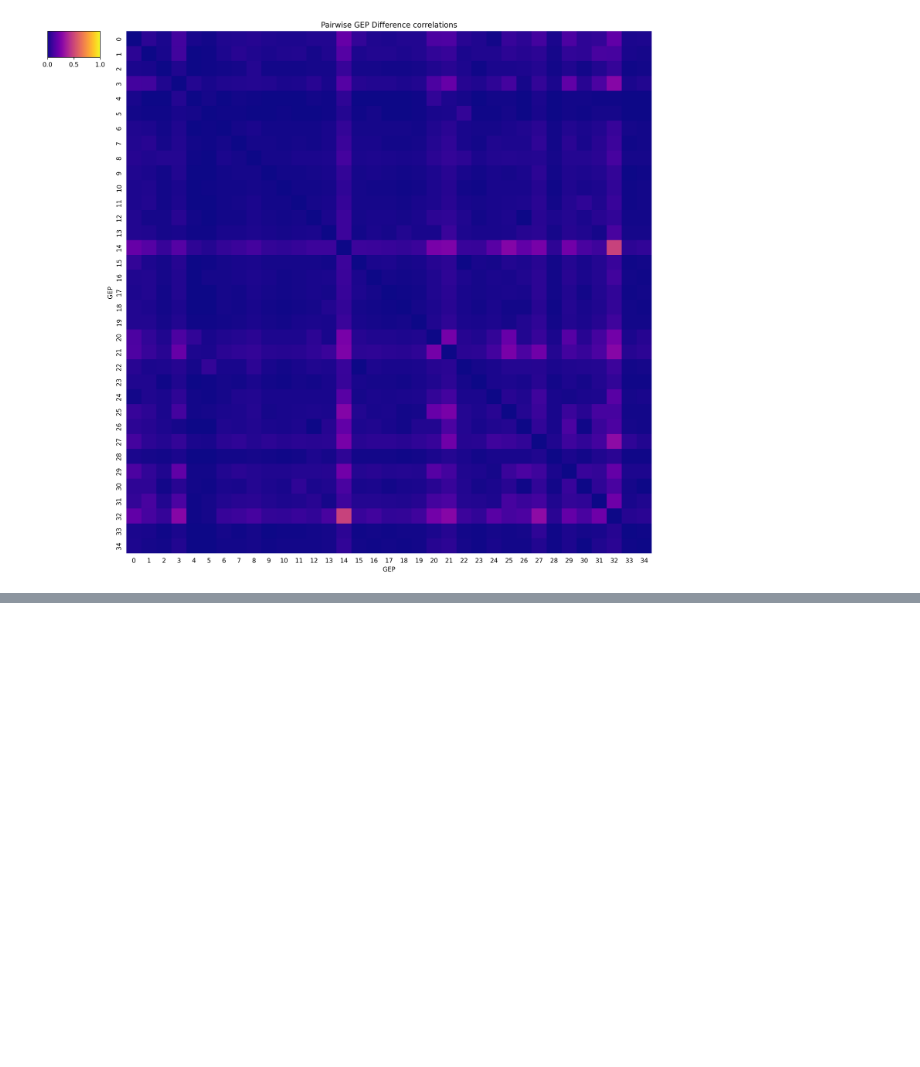
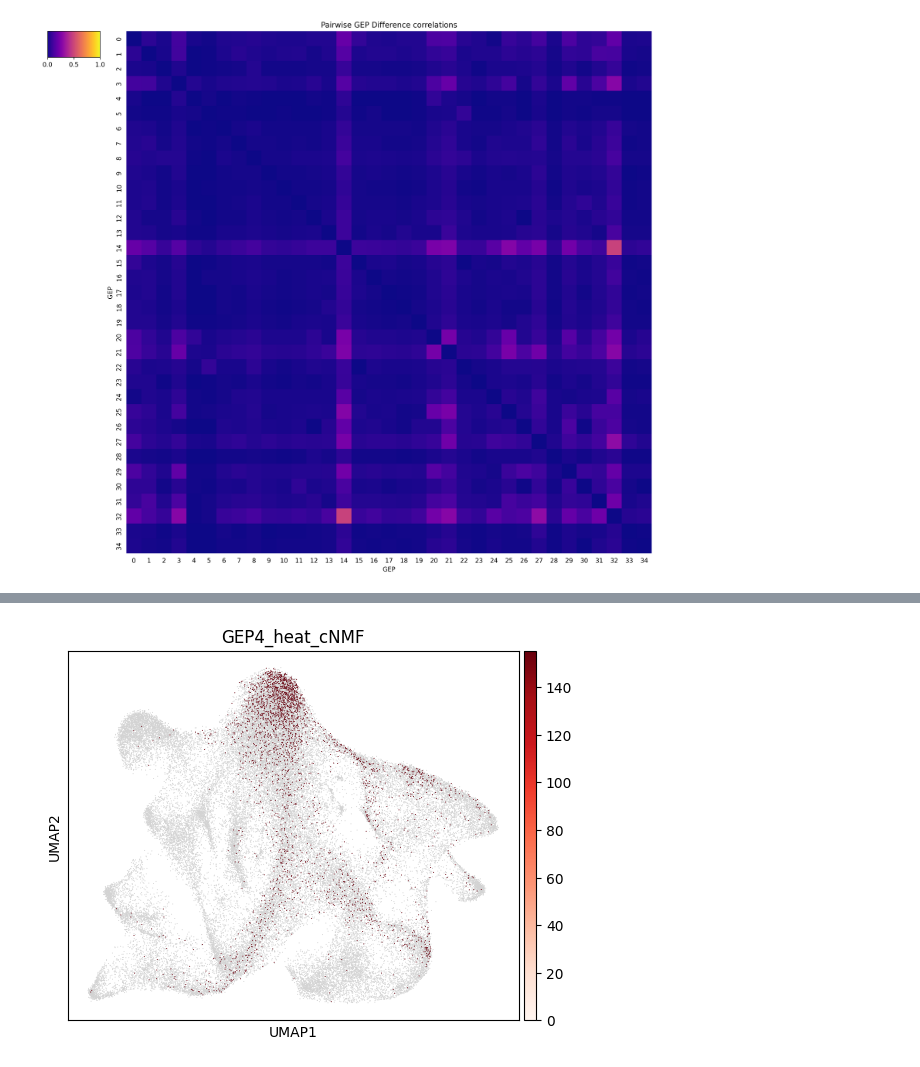
Before and after one commit to Tofulati/cd34hult, a Jupyter notebook: hultcd34_vis.ipynb, the cells around one changed output, grey strips where cells are left out. Drawn from its saved outputs; the diff is of its cells as text; code cells hidden in the pictures; blank space fills up the shorter version.

```diff
--- a/hultcd34_vis.ipynb
+++ b/hultcd34_vis.ipynb
@@ -232,0 +273,11 @@ fig.colorbar(ScalarMappable(norm=Normalize(vmin=0, vmax=1),
+# %%
+for gep in cNMF_usage.columns:
+    hultCD34.obs[f'GEP{gep}_cNMF'] = cNMF_usage[gep].values
+# %%
+percentile_95 = np.percentile(hultCD34.obs['GEP4_cNMF'], 95)
+
+hultCD34.obs['GEP4_heat_cNMF'] = hultCD34.obs['GEP4_cNMF'].apply(lambda x: x if x >= percentile_95 else np.nan)
+
+sc.pl.umap(hultCD34, color='GEP4_heat_cNMF', cmap='Reds', vmin=0, vmax=percentile_95)
+# %% [output]
+[figure, added]
```
Also changed, not shown: parts of 18 cells of this notebook, 2 other files.
